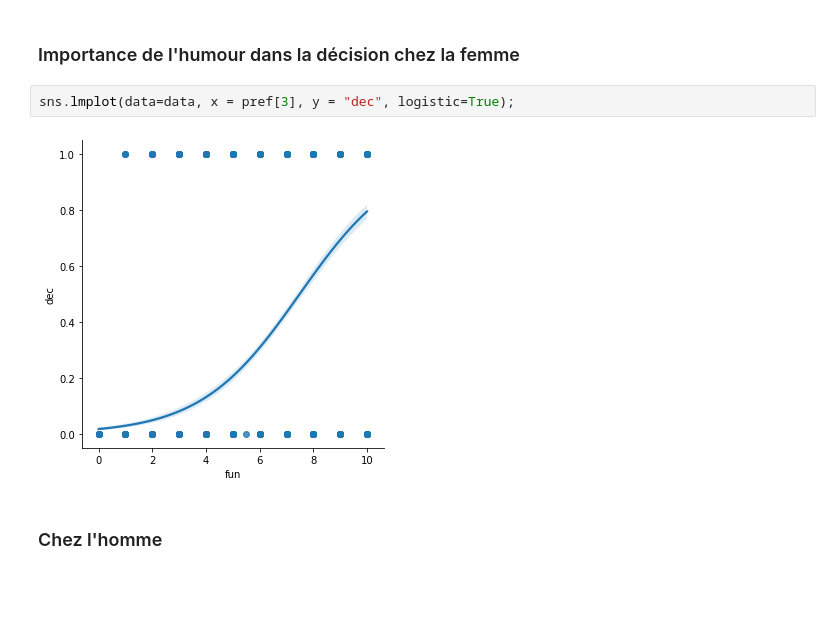
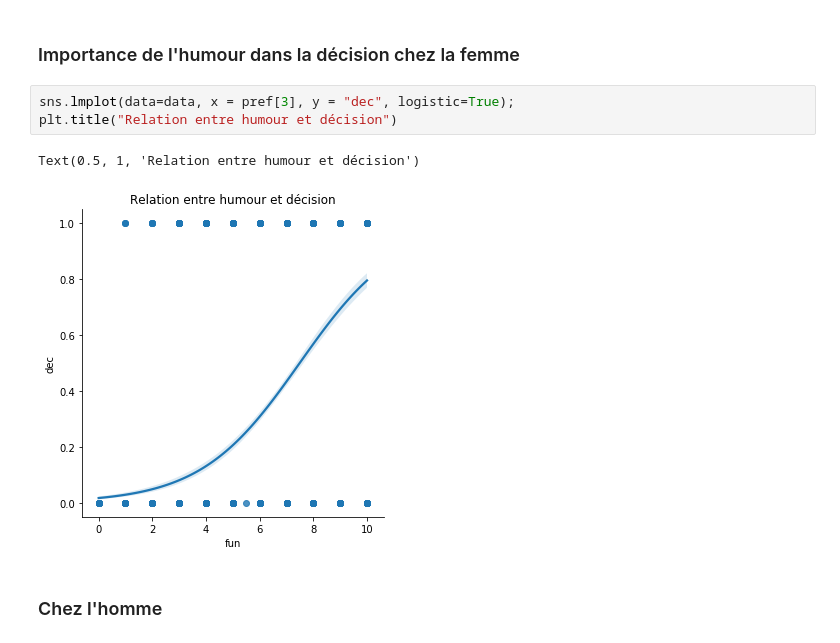
Before and after one commit to thefifthagreement/jedha-fs-s2-project, a Jupyter notebook: speed dating exploration.ipynb, the cells around one changed output. Drawn from its saved outputs; the diff is of its cells as text; blank space fills up the shorter version.

```diff
--- a/speed dating exploration.ipynb
+++ b/speed dating exploration.ipynb
@@ -295,8 +370,10 @@ sns.lmplot(data=data, x = pref[0], y = "dec", logistic=True);
 ### Importance de l'humour dans la décision chez la femme
 # %%
 sns.lmplot(data=data, x = pref[3], y = "dec", logistic=True);
+plt.title("Relation entre humour et décision")
 # %% [output]
+Text(0.5, 1, 'Relation entre humour et décision')
-[figure, old version]
+[figure, new version]
 # %% [markdown]
 ### Chez l'homme
 # %%
```
Also changed, not shown: parts of 33 cells of this notebook, 15 other files.
